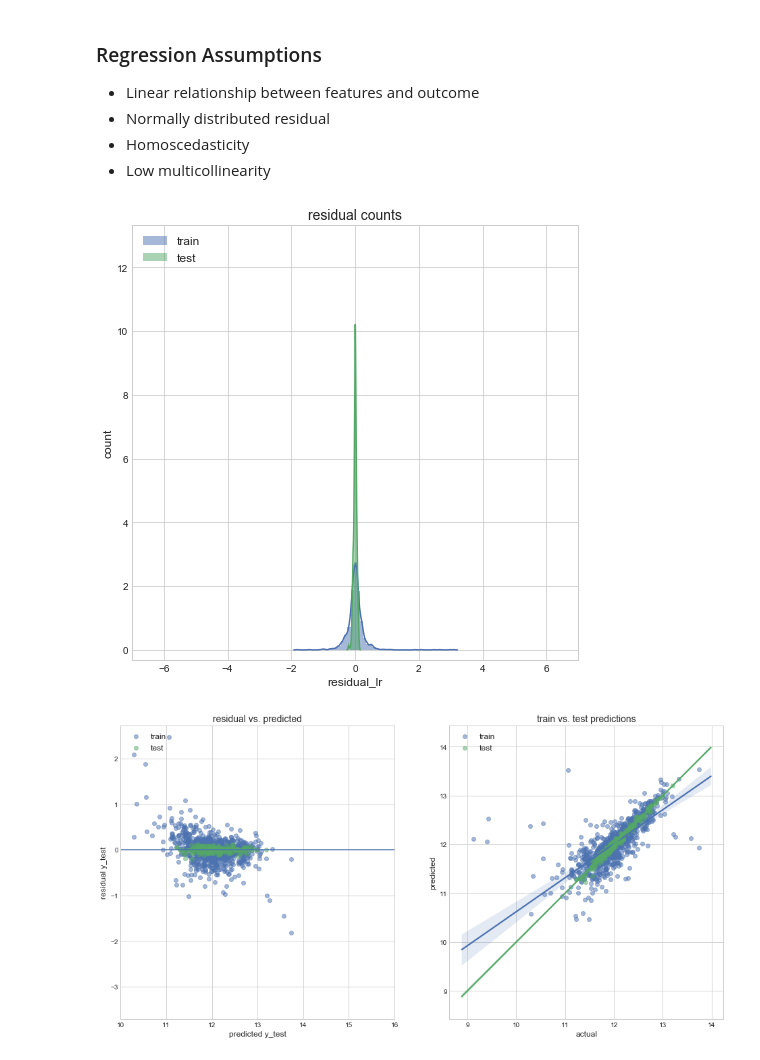
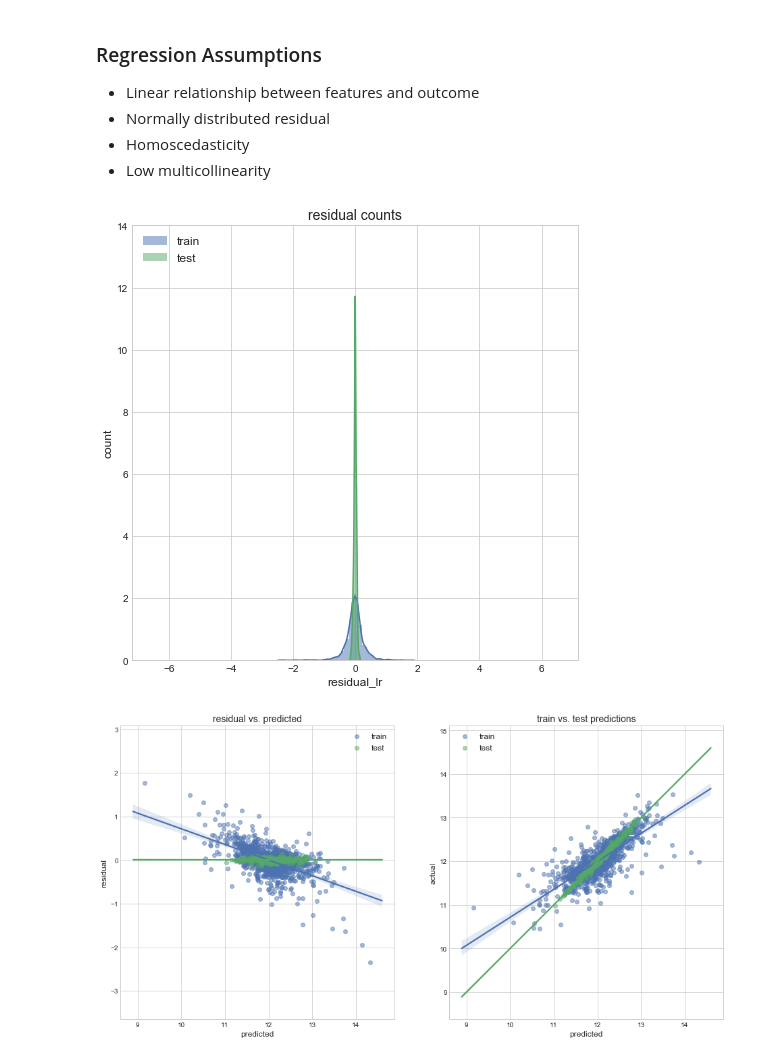
Before and after one commit to brianmcguckin/thinkful_unit_03_capstone, a Jupyter notebook: unit_03_capstone.ipynb, the cells around one changed output. Drawn from its saved outputs; the diff is of its cells as text; code cells hidden in the pictures.

```diff
--- a/unit_03_capstone.ipynb
+++ b/unit_03_capstone.ipynb
@@ -348,37 +348,49 @@ plt.title('residual counts', size=14)
 plt.legend(loc='upper left', prop={'size':12})
 plt.axis('equal')
 plt.xlim([-7,7])
+plt.ylim([0,14])
 
 plt.show()
 # %% [output]
-[figure, old version]
+[figure, new version]
 # %%
+# ***double check axes aren't mixed up when brain is working again***
+
 #homo/heteroscedastic error distribution
 plt.figure(figsize=(16,8))
 
-plt.subplot(1,2,1)
-plt.scatter(y_train_lr_, residual_train_lr, alpha=0.5, label='train')
-plt.scatter(y_test_lr_, residual_test_lr, alpha=0.5, label='test')
-plt.axhline(y=0)
-plt.xlabel('predicted y_test', size=12)
-plt.ylabel('residual y_test', size=12)
+plt.subplot(121)
+sns.regplot(x=y_train_lr_,
+            y=residual_train_lr,
+            scatter_kws={'alpha':0.5},
+            label='train')
+sns.regplot(x=y_test_lr_,
+            y=residual_test_lr,
+            scatter_kws={'alpha':0.5},
+            label='test')
+plt.xlabel('predicted', size=12)
+plt.ylabel('residual', size=12)
 plt.title('residual vs. predicted', size=14)
-plt.legend(loc='upper left', prop={'size':12})
+plt.legend(loc='upper right', prop={'size':12})
 plt.axis('equal')
-plt.ylim([-3,2])
-plt.xlim([10,16])
 
-plt.subplot(1,2,2)
-sns.regplot(y_train_lr_, y_train, scatter_kws={'alpha':0.5}, label = 'train')
-sns.regplot(y_test_lr_, y_test, scatter_kws={'alpha':0.5}, label = 'test')
-plt.xlabel('actual', size=12)
-plt.ylabel('predicted', size=12)
+plt.subplot(122)
+sns.regplot(x=y_train_lr_,
+            y=y_train,
+            scatter_kws={'alpha':0.5},
+            label = 'train')
+sns.regplot(x=y_test_lr_,
+            y=y_test,
+            scatter_kws={'alpha':0.5},
+            label = 'test')
+plt.xlabel('predicted', size=12)
+plt.ylabel('actual', size=12)
 plt.title('train vs. test predictions', size=14)
 plt.legend(loc='upper left', prop={'size':12})
 plt.axis('equal')
 
 plt.show()
 # %% [output]
-[figure, old version]
+[figure, new version]
 # %%
 #multicollinearity
```
Also changed, not shown: parts of 4 cells of this notebook.
